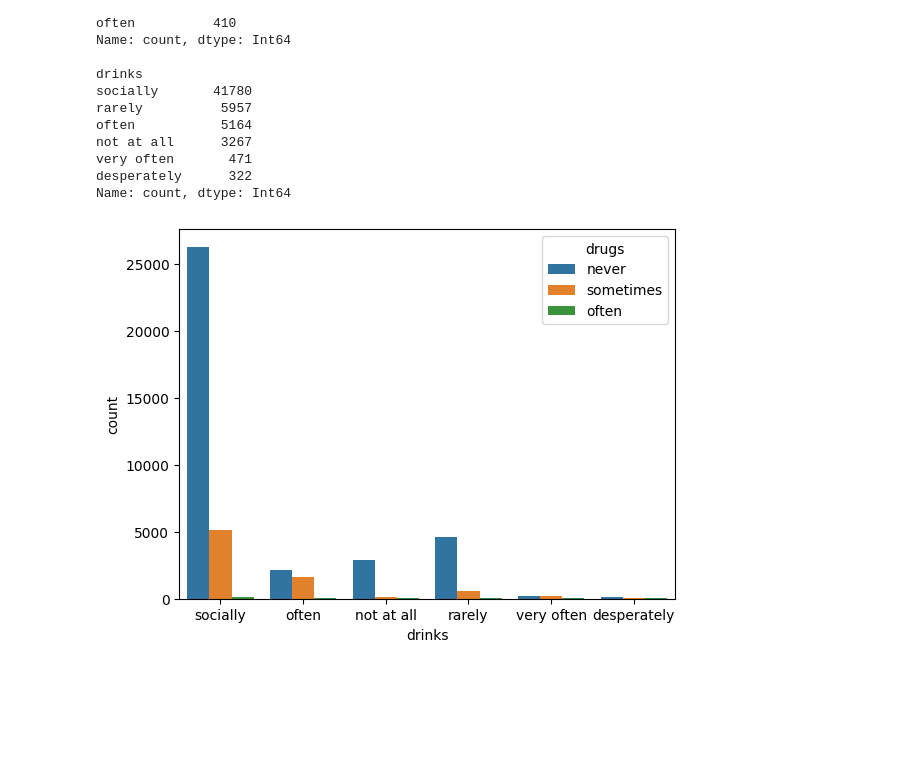
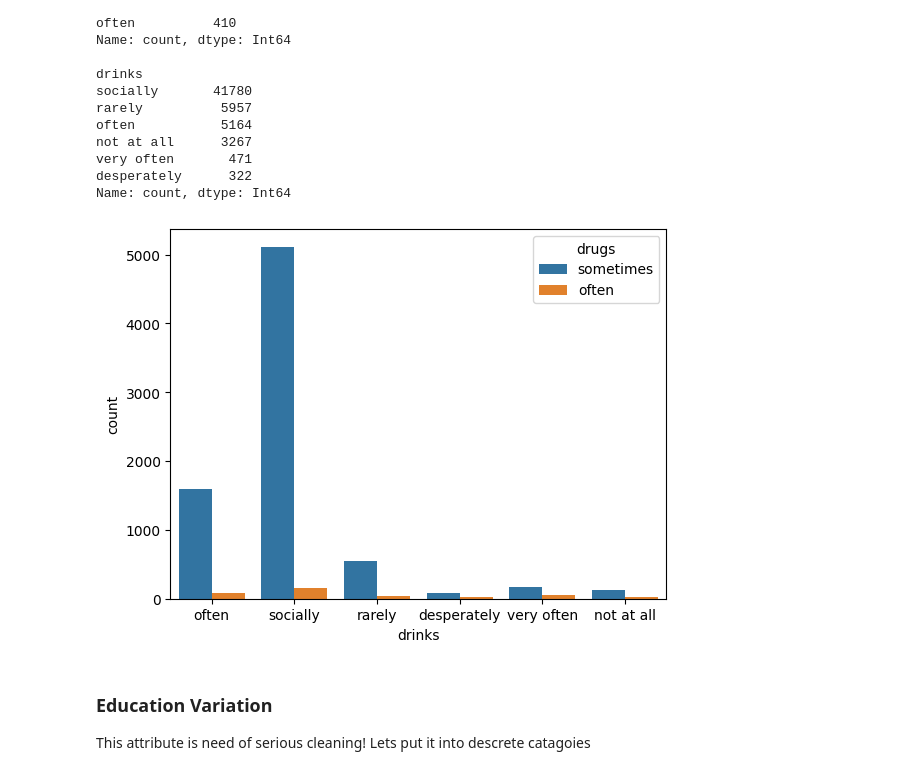
Before and after one commit to BinaryBite/Date-a-scientist, a Jupyter notebook: date-a-scientist.ipynb, the cells around one changed output. Cells and saved outputs as stored; diff of their text form; code cells hidden in the pictures; blank space fills up the shorter version.

```diff
--- a/date-a-scientist.ipynb
+++ b/date-a-scientist.ipynb
@@ -114,3 +147,5 @@ plt.show()
+# %%
+p['body_type'] = p['body_type'].fillna('average')
 # %% [markdown]
 ### Body Type Variation
 
@@ -238,7 +261,12 @@ very often       471
 desperately      322
 Name: count, dtype: Int64
 # %%
-ax = sns.countplot(data = p, x = 'drinks', hue = 'drugs', )
+ax = sns.countplot(data = p[p['drugs'] != 'never'], x = 'drinks', hue = 'drugs', )
 plt.show()
 # %% [output]
-[figure, old version]
+[figure, new version]
+# %% [markdown]
+### Education Variation
+
+This attribute is need of serious cleaning!
+Lets put it into descrete catagoies
```
Also changed, not shown: parts of 24 cells of this notebook.
